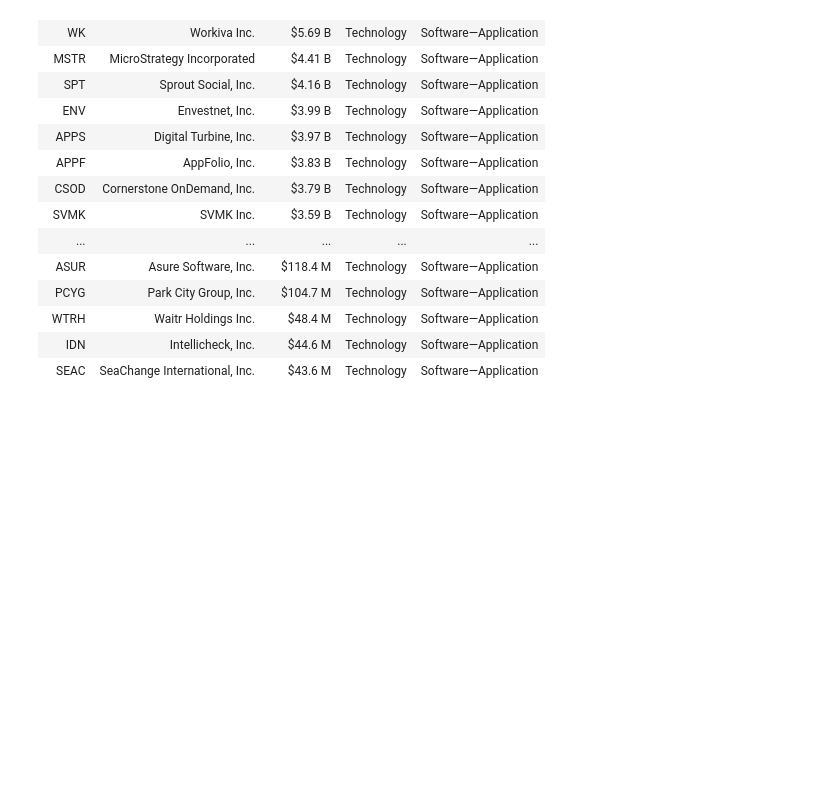
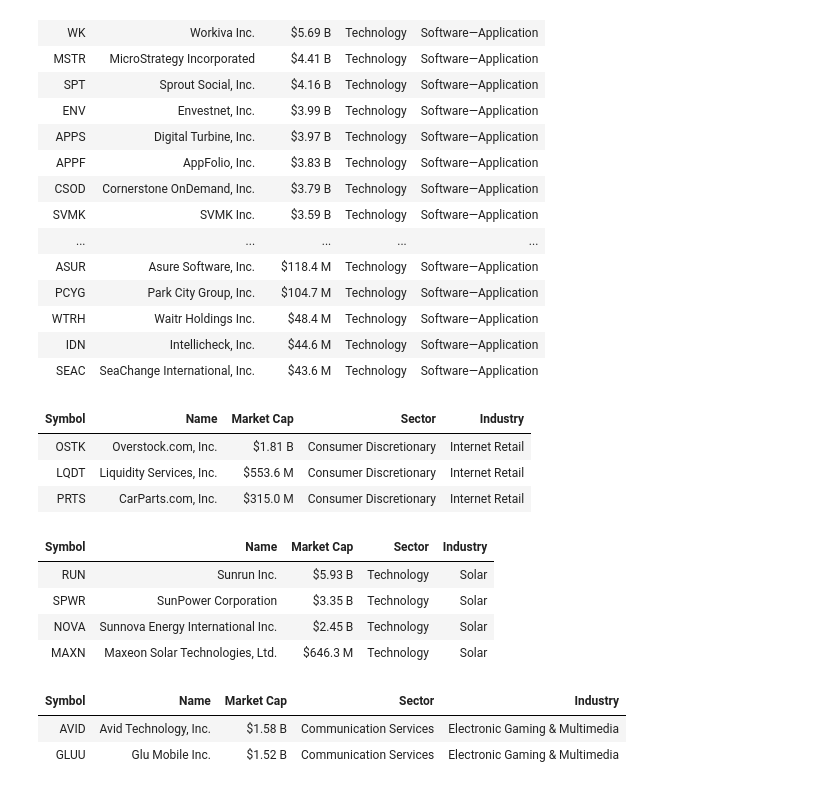
Before and after one commit to erickbytes/russell-2000-index, a Jupyter notebook: Russell 2000 Stocks.ipynb, the cells around one changed output. Saved outputs shown, nothing was run; the diff lists cells and outputs as text; code cells hidden in the pictures; blank space fills up the shorter version.

```diff
--- a/Russell 2000 Stocks.ipynb
+++ b/Russell 2000 Stocks.ipynb
@@ -88,3 +117,29 @@ software_companies.style.hide()
 | WTRH | Waitr Holdings Inc. | $48.4 M | Technology | Software—Application |
 | IDN | Intellicheck, Inc. | $44.6 M | Technology | Software—Application |
 | SEAC | SeaChange International, Inc. | $43.6 M | Technology | Software—Application |
+# %%
+internet_companies = russell_index[russell_index.Industry == "Internet Retail"]
+internet_companies.style.hide()
+# %% [output]
+| Symbol | Name | Market Cap | Sector | Industry |
+| OSTK | Overstock.com, Inc. | $1.81 B | Consumer Discretionary | Internet Retail |
+| LQDT | Liquidity Services, Inc. | $553.6 M | Consumer Discretionary | Internet Retail |
+| PRTS | CarParts.com, Inc. | $315.0 M | Consumer Discretionary | Internet Retail |
+# %%
+solar_companies = russell_index[russell_index.Industry == "Solar"]
+solar_companies.style.hide()
+# %% [output]
+| Symbol | Name | Market Cap | Sector | Industry |
+| RUN | Sunrun Inc. | $5.93 B | Technology | Solar |
+| SPWR | SunPower Corporation | $3.35 B | Technology | Solar |
+| NOVA | Sunnova Energy International Inc. | $2.45 B | Technology | Solar |
+| MAXN | Maxeon Solar Technologies, Ltd. | $646.3 M | Technology | Solar |
+# %%
+gaming_companies = russell_index[
+    russell_index.Industry == "Electronic Gaming & Multimedia"
+]
+gaming_companies.style.hide()
+# %% [output]
+| Symbol | Name | Market Cap | Sector | Industry |
+| AVID | Avid Technology, Inc. | $1.58 B | Communication Services | Electronic Gaming & Multimedia |
+| GLUU | Glu Mobile Inc. | $1.52 B | Communication Services | Electronic Gaming & Multimedia |
```
Also changed, not shown: parts of 3 cells of this notebook, 2 other files.
